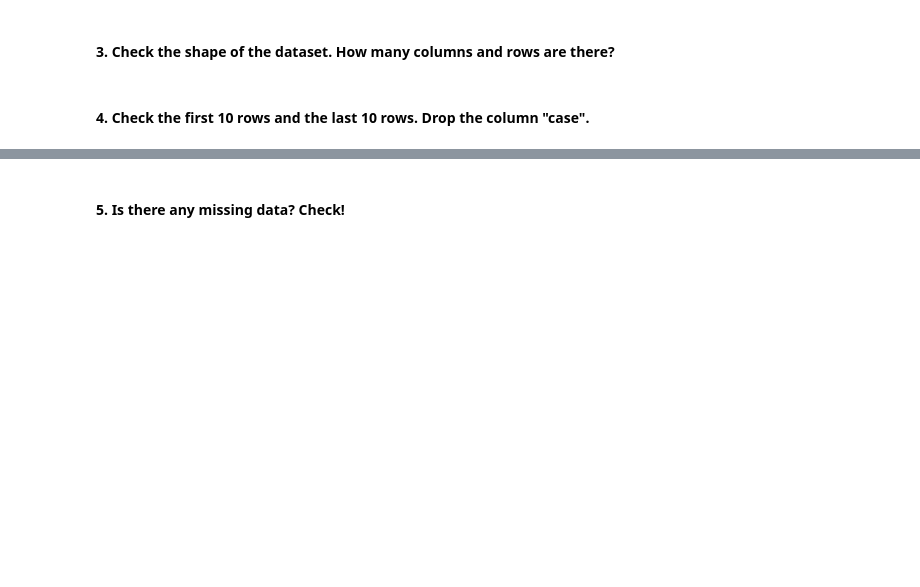
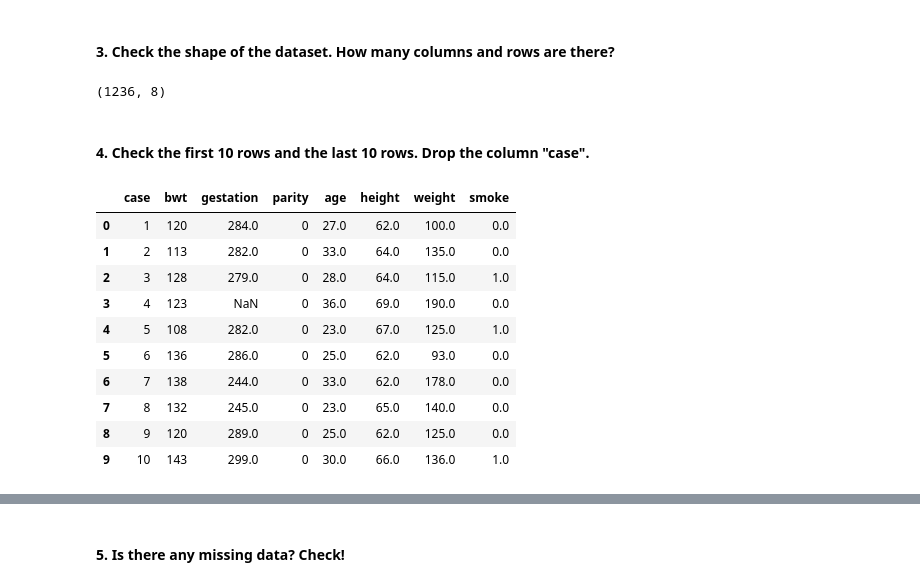
Before and after one commit to rabino15/Module-11---Correlation-and-Linear-Regression, a Jupyter notebook: Module 11 - Correlation and Linear Regression.ipynb, the cells around one changed output, grey strips where cells are left out. Cells and saved outputs as stored; diff of their text form; code cells hidden in the pictures; blank space fills up the shorter version.

```diff
--- a/Module 11 - Correlation and Linear Regression.ipynb
+++ b/Module 11 - Correlation and Linear Regression.ipynb
@@ -427,7 +447,27 @@ result.predict({
     height - mother's height in inches
     weight - mother's weight in pounds
     smoke - binary indicator for whether the mother smokes
+# %%
+df = pd.read_csv("babies.csv")
 # %% [markdown]
 #### 3. Check the shape of the dataset. How many columns and rows are there?
+# %%
+df.shape
+# %% [output]
+(1236, 8)
 # %% [markdown]
 #### 4. Check the first 10 rows and the last 10 rows. Drop the column "case".
+# %%
+df.head(10)
+# %% [output]
+|  | case | bwt | gestation | parity | age | height | weight | smoke |
+| 0 | 1 | 120 | 284.0 | 0 | 27.0 | 62.0 | 100.0 | 0.0 |
+| 1 | 2 | 113 | 282.0 | 0 | 33.0 | 64.0 | 135.0 | 0.0 |
+| 2 | 3 | 128 | 279.0 | 0 | 28.0 | 64.0 | 115.0 | 1.0 |
+| 3 | 4 | 123 | NaN | 0 | 36.0 | 69.0 | 190.0 | 0.0 |
+| 4 | 5 | 108 | 282.0 | 0 | 23.0 | 67.0 | 125.0 | 1.0 |
+| 5 | 6 | 136 | 286.0 | 0 | 25.0 | 62.0 | 93.0 | 0.0 |
+| 6 | 7 | 138 | 244.0 | 0 | 33.0 | 62.0 | 178.0 | 0.0 |
+| 7 | 8 | 132 | 245.0 | 0 | 23.0 | 65.0 | 140.0 | 0.0 |
+| 8 | 9 | 120 | 289.0 | 0 | 25.0 | 62.0 | 125.0 | 0.0 |
+| 9 | 10 | 143 | 299.0 | 0 | 30.0 | 66.0 | 136.0 | 1.0 |
```
Also changed, not shown: parts of 29 cells of this notebook.
